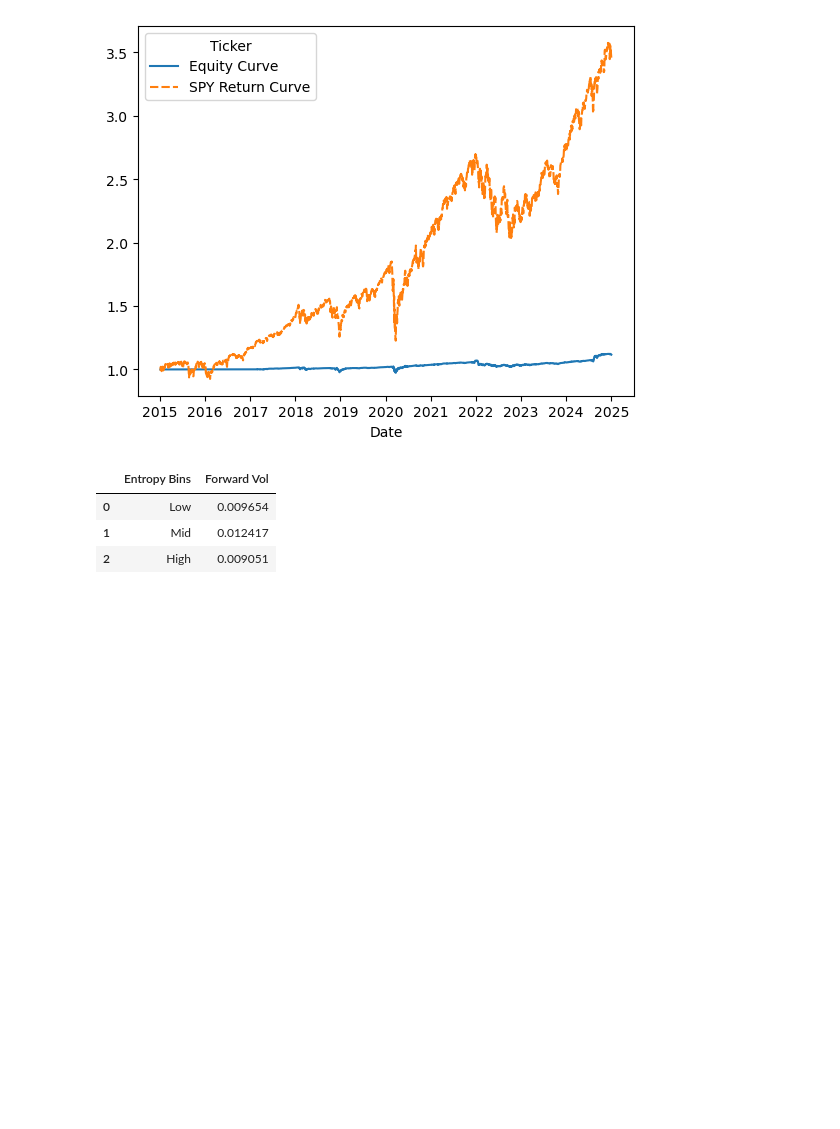
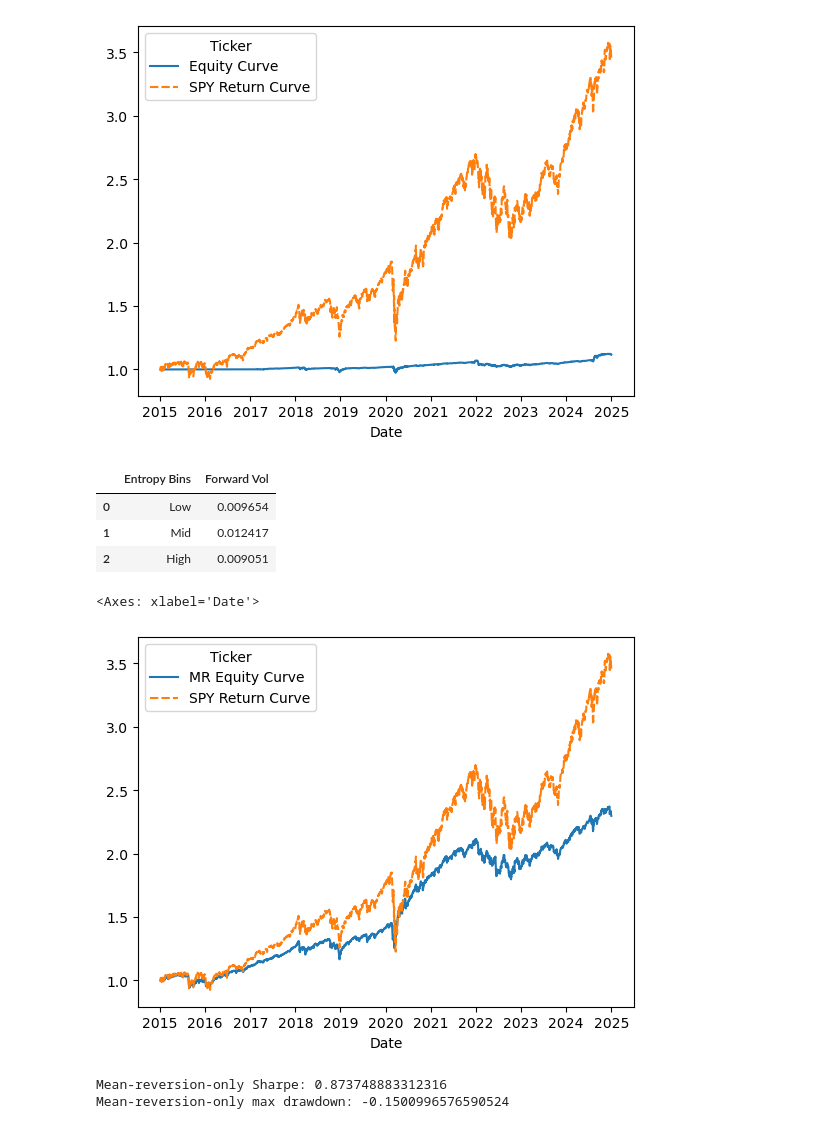
Before and after one commit to akshathp0/entropy-trading, a Jupyter notebook: validate_features.ipynb, the cells around one changed output. Cells and saved outputs as stored; diff of their text form; code cells hidden in the pictures; blank space fills up the shorter version.

```diff
--- a/validate_features.ipynb
+++ b/validate_features.ipynb
@@ -454,3 +454,22 @@ df.groupby('Entropy Bins')['Forward Vol'].mean().reset_index()
 | 0 | Low | 0.009654 |
 | 1 | Mid | 0.012417 |
 | 2 | High | 0.009051 |
+# %%
+from backtests import mean_reversion
+from features import zscore
+
+df = zscore.calculate_zscore(df)
+df = mean_reversion.generate_signal(df)
+df = mean_reversion.mr_backtest(df)
+sns.lineplot(data = df[['MR Equity Curve', 'SPY Return Curve']])
+# %% [output]
+<Axes: xlabel='Date'>
+[figure, added]
+# %%
+from evaluation import metrics
+
+print(f"Mean-reversion-only Sharpe: {metrics.calculate_sharpe(df['MR Return'])}")
+print(f"Mean-reversion-only max drawdown: {metrics.calculate_max_drawdown(df['MR Return'])}")
+# %% [output]
+Mean-reversion-only Sharpe: 0.873748883312316
+Mean-reversion-only max drawdown: -0.1500996576590524
```
Also changed, not shown: parts of 6 cells of this notebook, 7 other files.
